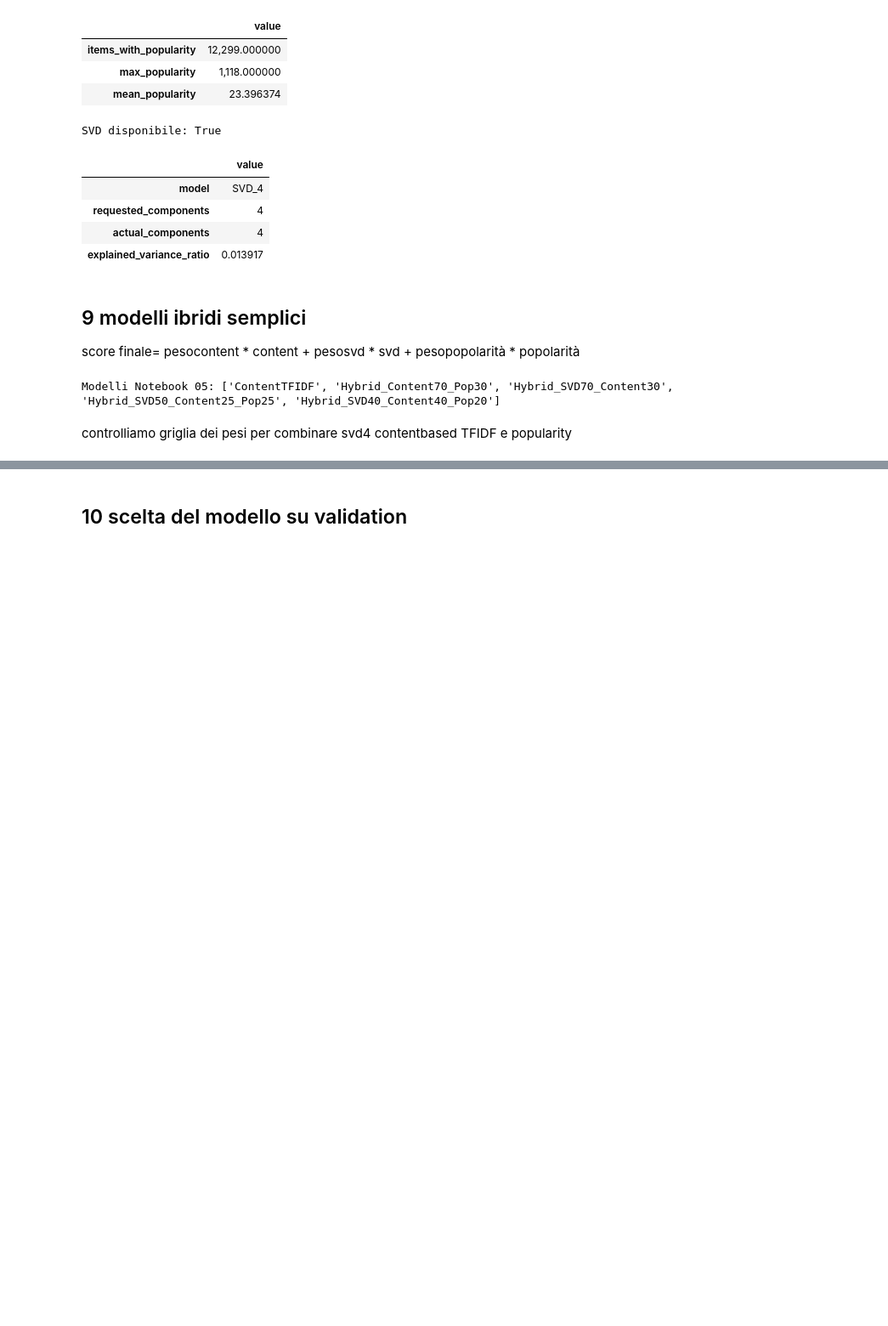
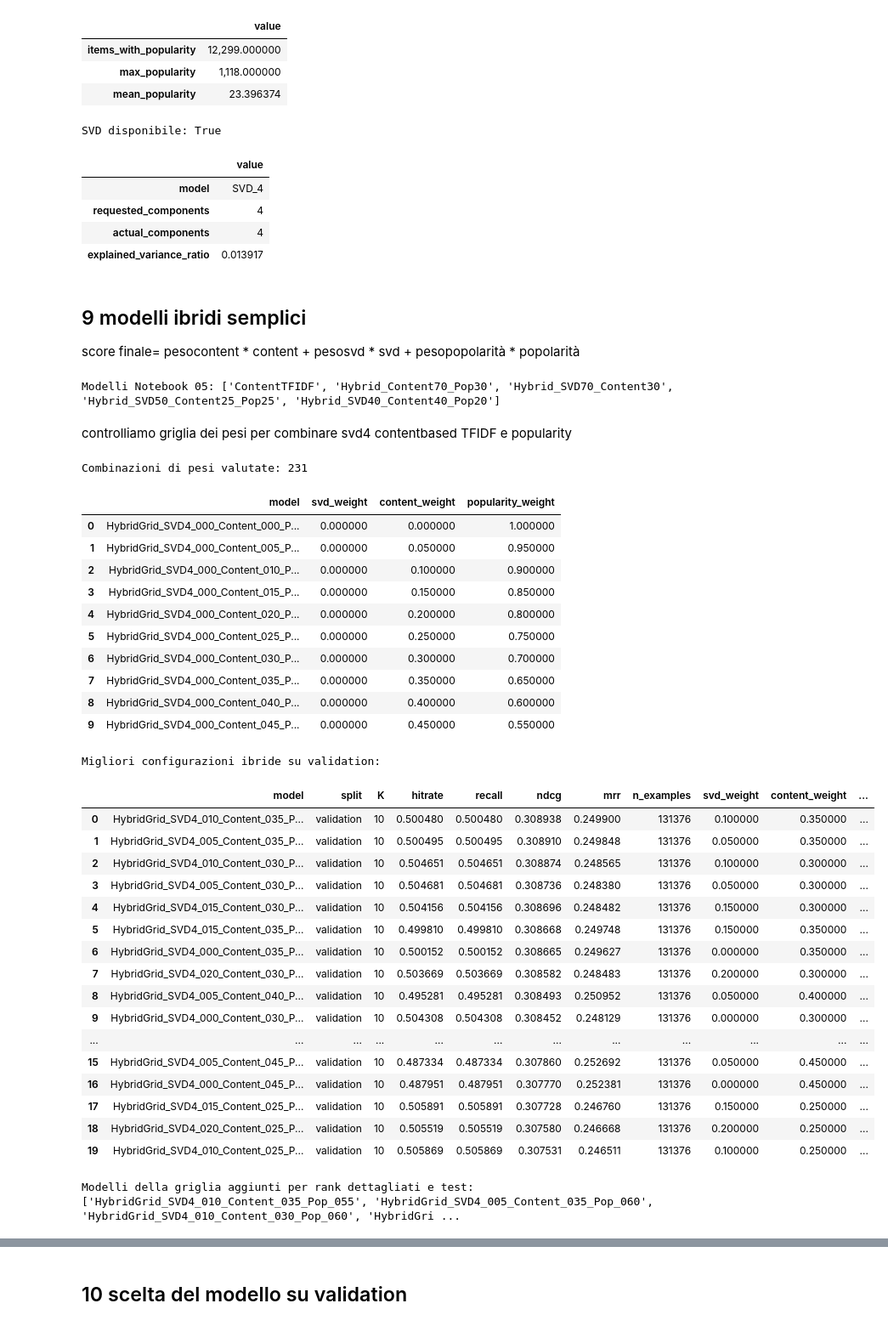
Before and after one commit to arsid2828/Tesi-ecommerce, a Jupyter notebook: notebooks/05_content_based_hybrid_recommender.ipynb, the cells around one changed output, grey strips where cells are left out. Shown at 85% size. Drawn from its saved outputs; the diff is of its cells as text; code cells hidden in the pictures; blank space fills up the shorter version.

```diff
--- a/notebooks/05_content_based_hybrid_recommender.ipynb
+++ b/notebooks/05_content_based_hybrid_recommender.ipynb
@@ -834,7 +834,7 @@ def evaluate_hybrid_weight_grid_fast(samples_df,weight_grid_df,split_name="valid
             ties=(negative_scores==positive_scores[:,None])&(negative_items[None,:]<int(row.positive_item_idx))
             ranks=ranks+np.sum(ties,axis=1) #li aggiunge al rank
         ranks=ranks.astype(np.float64)
-        for k in k_values:
+        for k in k_values: #per ogni val di k
             k=int(k)
             hits=ranks<=k
             hit_sums[k]+=hits.astype(np.float64)
@@ -842,8 +842,8 @@ def evaluate_hybrid_weight_grid_fast(samples_df,weight_grid_df,split_name="valid
             mrr_sums[k]+=np.where(hits,1.0/ranks,0.0)
         n_examples+=1
     rows=[]
-    for idx,weight_row in weight_grid_df.reset_index(drop=True).iterrows():
-        for k in k_values:
+    for idx,weight_row in weight_grid_df.reset_index(drop=True).iterrows(): #su ogni combinazione di pesi, indice della combinazione e riga con pesi e modelli
+        for k in k_values: #metriche per ogni k
             k=int(k)
             hitrate=float(hit_sums[k][idx]/n_examples) if n_examples else np.nan
             rows.append({
@@ -859,48 +859,80 @@ def evaluate_hybrid_weight_grid_fast(samples_df,weight_grid_df,split_name="valid
                 "content_weight":float(weight_row["content_weight"]),
                 "popularity_weight":float(weight_row["popularity_weight"]),
             })
-    return pd.DataFrame(rows)
+    return pd.DataFrame(rows) #resituisce dataframe con tutte le metriche
 
-
+#variabili
 hybrid_weight_grid_df=pd.DataFrame()
 hybrid_grid_validation_metrics_df=pd.DataFrame()
-hybrid_grid_primary_df=pd.DataFrame()
+hybrid_grid_primary_df=pd.DataFrame() #solo ndcg@10
 best_hybrid_grid_weights_df=pd.DataFrame()
 hybrid_grid_model_names=set()
 
 if RUN_HYBRID_GRID_SEARCH:
     if not svd_available:
-        print("Grid ibrida eseguita senza componente SVD perché SVD non è disponibile")
-    hybrid_weight_grid_df=build_hybrid_weight_grid(
-        step=HYBRID_GRID_STEP,
-        include_zero=HYBRID_GRID_INCLUDE_ZERO,
+        raise RuntimeError("Grid search ibrida bloccata: SVD4 non disponibile. Controllare gli artefatti del Notebook 04")
+    hybrid_weight_grid_df=build_hybrid_weight_grid(#chiama funzione che genera tutte le combinazioni di pesi
+        step=HYBRID_GRID_STEP, #con step scelto
+        include_zero=HYBRID_GRID_INCLUDE_ZERO, #se permettiamo pesi=0
     )
     print("Combinazioni di pesi valutate:",len(hybrid_weight_grid_df))
     display(hybrid_weight_grid_df.head(10))
-    hybrid_grid_validation_metrics_df=evaluate_hybrid_weight_grid_fast(
+    hybrid_grid_validation_metrics_df=evaluate_hybrid_weight_grid_fast( #le valutiamo
         validation_samples_df,
         hybrid_weight_grid_df,
         "validation",
         K_VALUES,
     )
-    hybrid_grid_model_names=set(hybrid_grid_validation_metrics_df["model"].unique())
-    hybrid_grid_primary_df=(
+    hybrid_grid_model_names=set(hybrid_grid_validation_metrics_df["model"].unique())#salva tutti i nomi dei modelli generati dalla griglia
+    hybrid_grid_primary_df=( #costruiamo tabella per poi scegliere migliori pesi
         hybrid_grid_validation_metrics_df[hybrid_grid_validation_metrics_df["K"]==PRIMARY_K]
         .sort_values([PRIMARY_METRIC,"mrr","hitrate"],ascending=False)
         .reset_index(drop=True)
     )
-    best_hybrid_grid_weights_df=hybrid_grid_primary_df.head(int(HYBRID_GRID_TOP_ROWS_TO_DISPLAY)).copy()
-    selected_hybrid_grid_df=hybrid_grid_primary_df.head(int(HYBRID_GRID_TOP_MODELS_TO_KEEP)).copy()
+    best_hybrid_grid_weights_df=hybrid_grid_primary_df.head(int(HYBRID_GRID_TOP_ROWS_TO_DISPLAY)).copy() #prende migliori da mostrare
+    selected_hybrid_grid_df=hybrid_grid_primary_df.head(int(HYBRID_GRID_TOP_MODELS_TO_KEEP)).copy() #migliori da tenere
     for row in selected_hybrid_grid_df.itertuples(index=False):
         weights={
             "svd":float(row.svd_weight),
             "content":float(row.content_weight),
             "popularity":float(row.popularity_weight),
         }
         notebook05_score_functions[str(row.model)]=make_hybrid_score_fn(weights)
     print("Migliori configurazioni ibride su validation:")
     display(best_hybrid_grid_weights_df)
     print("Modelli della griglia aggiunti per rank dettagliati e test:",selected_hybrid_grid_df["model"].tolist())
 else:
     print("Grid search dei pesi ibridi disattivata")
+# %% [output]
+Combinazioni di pesi valutate: 231
+|  | model | svd_weight | content_weight | popularity_weight |
+| 0 | HybridGrid_SVD4_000_Content_000_P... | 0.000000 | 0.000000 | 1.000000 |
+| 1 | HybridGrid_SVD4_000_Content_005_P... | 0.000000 | 0.050000 | 0.950000 |
+| 2 | HybridGrid_SVD4_000_Content_010_P... | 0.000000 | 0.100000 | 0.900000 |
+| 3 | HybridGrid_SVD4_000_Content_015_P... | 0.000000 | 0.150000 | 0.850000 |
+| 4 | HybridGrid_SVD4_000_Content_020_P... | 0.000000 | 0.200000 | 0.800000 |
+| 5 | HybridGrid_SVD4_000_Content_025_P... | 0.000000 | 0.250000 | 0.750000 |
+| 6 | HybridGrid_SVD4_000_Content_030_P... | 0.000000 | 0.300000 | 0.700000 |
+| 7 | HybridGrid_SVD4_000_Content_035_P... | 0.000000 | 0.350000 | 0.650000 |
+| 8 | HybridGrid_SVD4_000_Content_040_P... | 0.000000 | 0.400000 | 0.600000 |
+| 9 | HybridGrid_SVD4_000_Content_045_P... | 0.000000 | 0.450000 | 0.550000 |
+Migliori configurazioni ibride su validation:
+|  | model | split | K | hitrate | recall | ndcg | mrr | n_examples | svd_weight | content_weight | ... |
+| 0 | HybridGrid_SVD4_010_Content_035_P... | validation | 10 | 0.500480 | 0.500480 | 0.308938 | 0.249900 | 131376 | 0.100000 | 0.350000 | ... |
+| 1 | HybridGrid_SVD4_005_Content_035_P... | validation | 10 | 0.500495 | 0.500495 | 0.308910 | 0.249848 | 131376 | 0.050000 | 0.350000 | ... |
+| 2 | HybridGrid_SVD4_010_Content_030_P... | validation | 10 | 0.504651 | 0.504651 | 0.308874 | 0.248565 | 131376 | 0.100000 | 0.300000 | ... |
+| 3 | HybridGrid_SVD4_005_Content_030_P... | validation | 10 | 0.504681 | 0.504681 | 0.308736 | 0.248380 | 131376 | 0.050000 | 0.300000 | ... |
+| 4 | HybridGrid_SVD4_015_Content_030_P... | validation | 10 | 0.504156 | 0.504156 | 0.308696 | 0.248482 | 131376 | 0.150000 | 0.300000 | ... |
+| 5 | HybridGrid_SVD4_015_Content_035_P... | validation | 10 | 0.499810 | 0.499810 | 0.308668 | 0.249748 | 131376 | 0.150000 | 0.350000 | ... |
+| 6 | HybridGrid_SVD4_000_Content_035_P... | validation | 10 | 0.500152 | 0.500152 | 0.308665 | 0.249627 | 131376 | 0.000000 | 0.350000 | ... |
+| 7 | HybridGrid_SVD4_020_Content_030_P... | validation | 10 | 0.503669 | 0.503669 | 0.308582 | 0.248483 | 131376 | 0.200000 | 0.300000 | ... |
+| 8 | HybridGrid_SVD4_005_Content_040_P... | validation | 10 | 0.495281 | 0.495281 | 0.308493 | 0.250952 | 131376 | 0.050000 | 0.400000 | ... |
+| 9 | HybridGrid_SVD4_000_Content_030_P... | validation | 10 | 0.504308 | 0.504308 | 0.308452 | 0.248129 | 131376 | 0.000000 | 0.300000 | ... |
+| ... | ... | ... | ... | ... | ... | ... | ... | ... | ... | ... | ... |
+| 15 | HybridGrid_SVD4_005_Content_045_P... | validation | 10 | 0.487334 | 0.487334 | 0.307860 | 0.252692 | 131376 | 0.050000 | 0.450000 | ... |
+| 16 | HybridGrid_SVD4_000_Content_045_P... | validation | 10 | 0.487951 | 0.487951 | 0.307770 | 0.252381 | 131376 | 0.000000 | 0.450000 | ... |
+| 17 | HybridGrid_SVD4_015_Content_025_P... | validation | 10 | 0.505891 | 0.505891 | 0.307728 | 0.246760 | 131376 | 0.150000 | 0.250000 | ... |
+| 18 | HybridGrid_SVD4_020_Content_025_P... | validation | 10 | 0.505519 | 0.505519 | 0.307580 | 0.246668 | 131376 | 0.200000 | 0.250000 | ... |
+| 19 | HybridGrid_SVD4_010_Content_025_P... | validation | 10 | 0.505869 | 0.505869 | 0.307531 | 0.246511 | 131376 | 0.100000 | 0.250000 | ... |
+Modelli della griglia aggiunti per rank dettagliati e test: ['HybridGrid_SVD4_010_Content_035_Pop_055', 'HybridGrid_SVD4_005_Content_035_Pop_060', 'HybridGrid_SVD4_010_Content_030_Pop_060', 'HybridGri ...
 # %%
```
Also changed, not shown: parts of 6 cells of this notebook, 1 other file.
